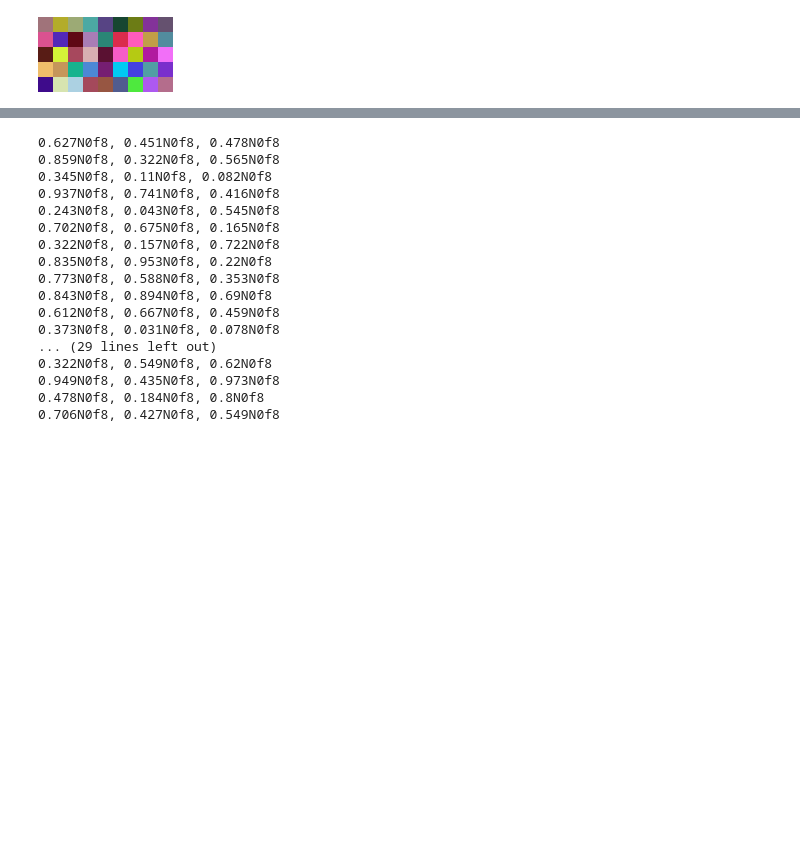
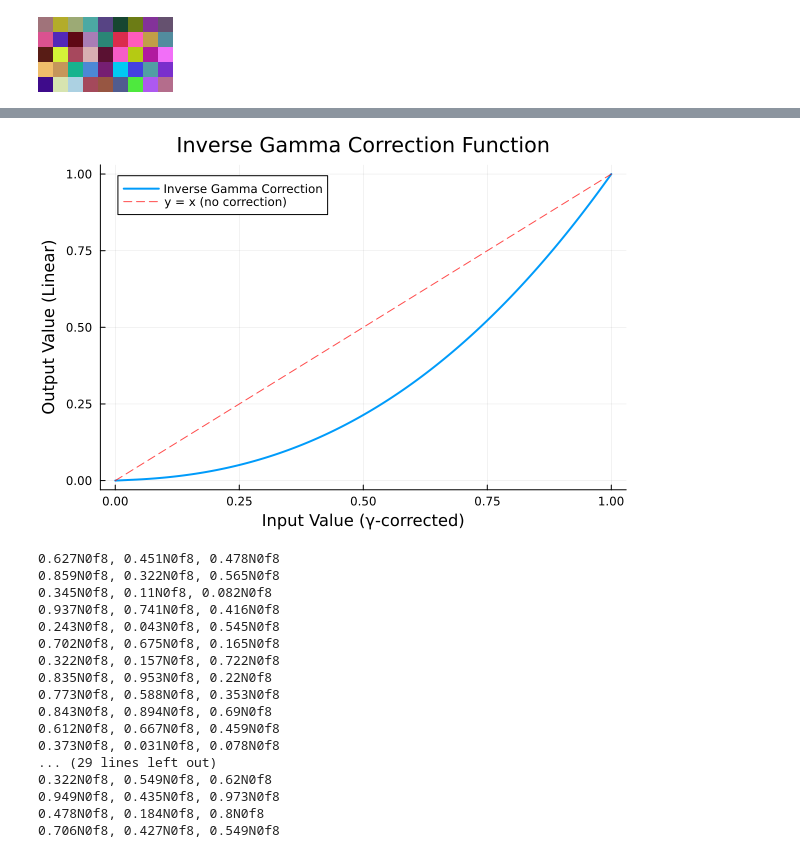
Before and after one commit to JohnBatmanMySlinky/PBRJ, a Jupyter notebook: src/notebooks/mipmap_unfuck.ipynb, the cells around one changed output, grey strips where cells are left out. Drawn from its saved outputs; the diff is of its cells as text; code cells hidden in the pictures; blank space fills up the shorter version.

```diff
--- a/src/notebooks/mipmap_unfuck.ipynb
+++ b/src/notebooks/mipmap_unfuck.ipynb
@@ -42,3 +60,29 @@ colorful_grid = create_colorful_grid(42, 5, 9)  # Using seed value 42
+# %%
+using Plots
+
+x = 0.0:0.001:1.0
+y = inverse_gamma_correct.(x)
+
+plot(x, y,
+     linewidth=2,
+     title="Inverse Gamma Correction Function",
+     xlabel="Input Value (γ-corrected)",
+     ylabel="Output Value (Linear)",
+     label="Inverse Gamma Correction",
+     grid=true,
+     legend=:topleft)
+
+# Add reference line y=x to show the difference
+plot!(x, x,
+      linestyle=:dash,
+      color=:red,
+      alpha=0.7,
+      label="y = x (no correction)")
+
+# Display the plot
+current()
+# %% [output]
+[figure, added]
 # %%
 for x in 1:(5*9)
     println("$(colorful_grid[x].r), $(colorful_grid[x].g), $(colorful_grid[x].b)")
```
Also changed, not shown: parts of 2 cells of this notebook.
